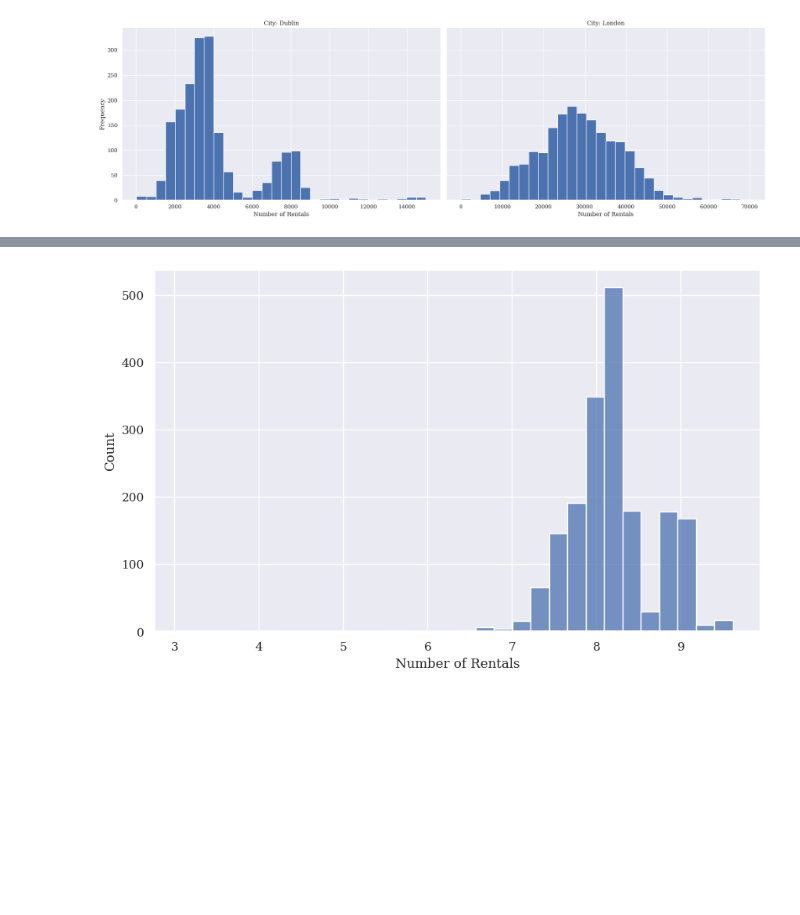
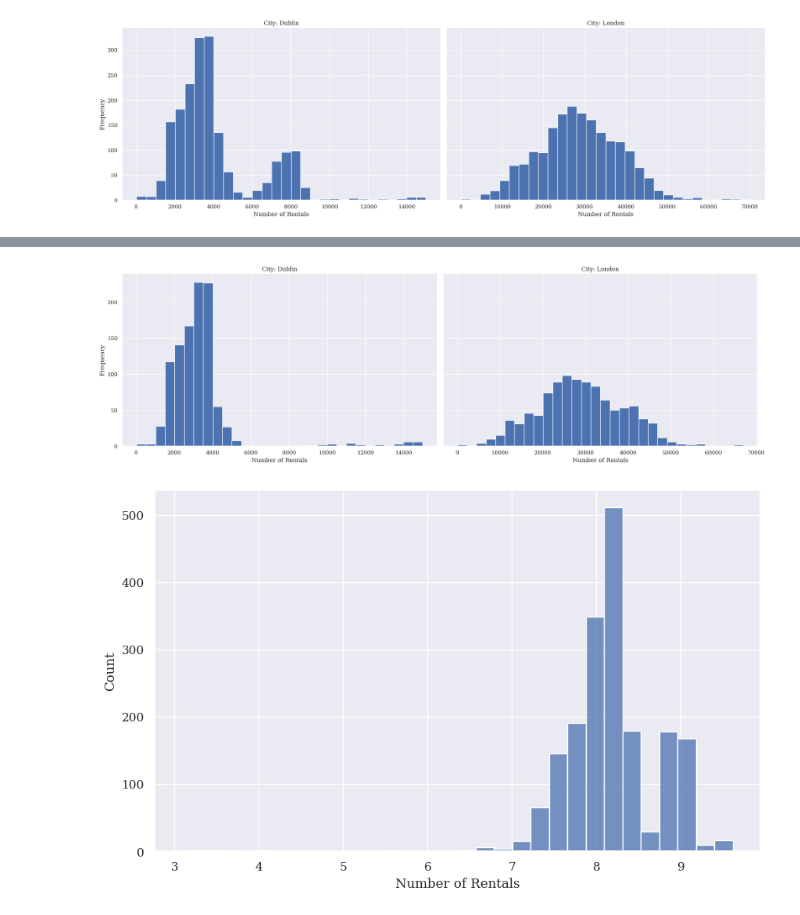
Before and after one commit to step-hen-burke/CA2, a Jupyter notebook: 2_dublin_london_comparison.ipynb, the cells around one changed output, grey strips where cells are left out. Cells and saved outputs as stored; diff of their text form; code cells hidden in the pictures; blank space fills up the shorter version.

```diff
--- a/2_dublin_london_comparison.ipynb
+++ b/2_dublin_london_comparison.ipynb
@@ -123,3 +123,8 @@ plt.show();
 g.savefig(chart_folder / 'total_rental_comparison.png')
 # %% [output]
 [figure]
+# %%
+# most of the large values occur before 2021
+filtered_daily_df['month'] = filtered_daily_df['date'].dt.month_name()
+filtered_daily_df['year'] = filtered_daily_df['date'].dt.year
+filtered_daily_df.loc[(filtered_daily_df['city'] == 'Dublin') & (filtered_daily_df['num_rentals'] > 6000)].groupby(['month', 'year']).count()
@@ -126,3 +150,20 @@ g.savefig(chart_folder / 'total_rental_comparison.png')
+# %%
+# these now both look normal - Dublin has some outliers
+g = sns.FacetGrid(filtered_daily_df.loc[filtered_daily_df['year'] >= 2021],
+                  col="city",
+                  height=6,
+                  aspect=1.6,
+                  sharex=False)
+
+g.map(plt.hist, "num_rentals", bins=30)
+g.set_axis_labels("Number of Rentals", "Frequency")
+g.set_titles("City: {col_name}")
+
+plt.show();
+
+g.savefig(chart_folder / 'total_rental_comparison_2021.png')
+# %% [output]
+[figure, added]
 # %%
 fig = plt.figure(figsize=(10, 6))
 g = sns.histplot(np.log(filtered_daily_df.loc[filtered_daily_df['city'] == 'Dublin']['num_rentals']), bins=30, kde=False)
```
Also changed, not shown: parts of 5 cells of this notebook, 3 other files.
